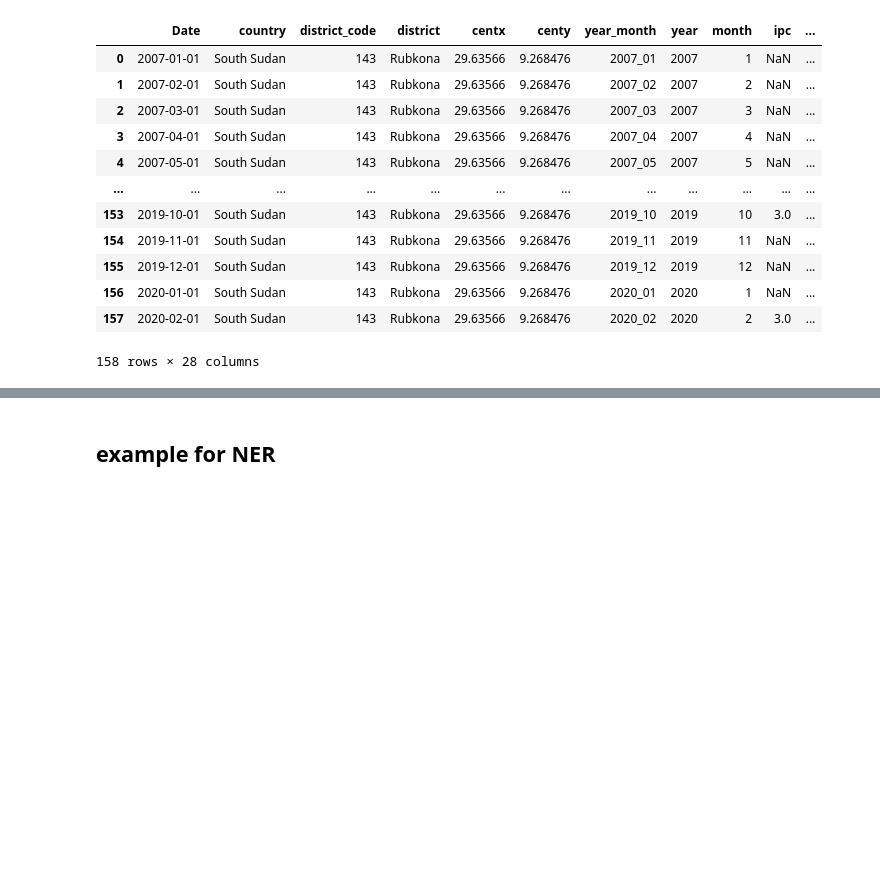
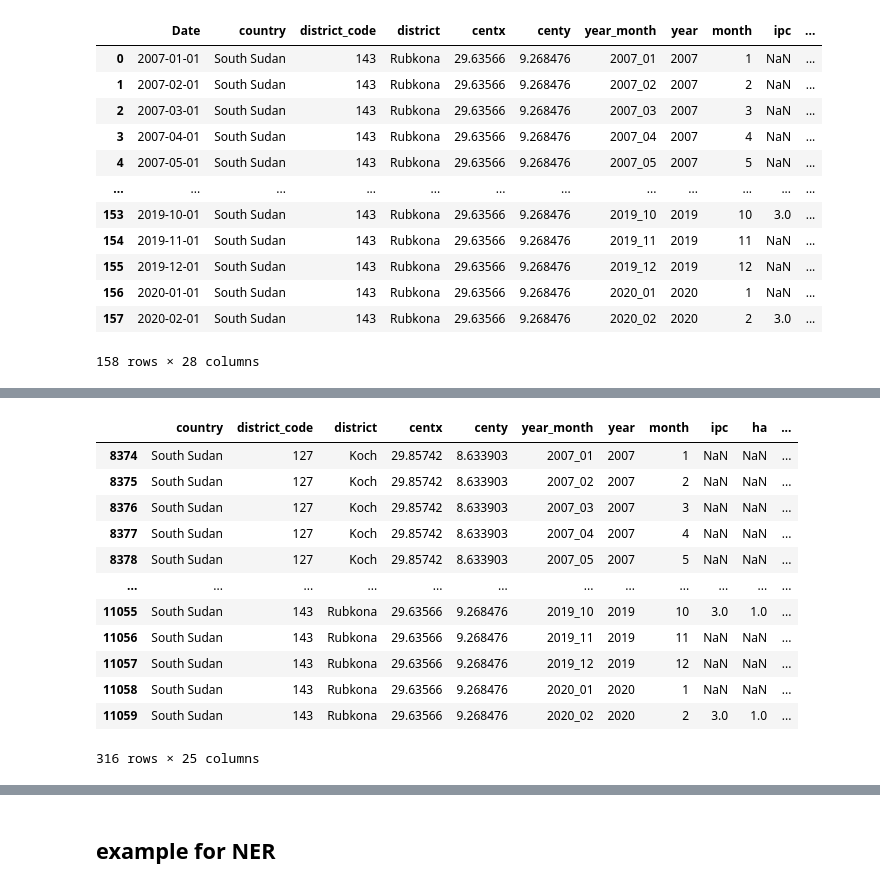
Before and after one commit to Joeryy/JBG060-DC3-23-24-group-2, a Jupyter notebook: named_entity_recognition.ipynb, the cells around one changed output, grey strips where cells are left out. Drawn from its saved outputs; the diff is of its cells as text; code cells hidden in the pictures; blank space fills up the shorter version.

Commit message:
cleaned file

```diff
--- a/named_entity_recognition.ipynb
+++ b/named_entity_recognition.ipynb
@@ -248,0 +294,22 @@ df_dates.to_csv('data/merged_df_for_causality.csv', index = False)
+# %%
+ipc_scores_df = pd.read_csv('data/food_crises_cleaned.csv', parse_dates=['date'])
+# ipc_scores_df.dropna(subset=['ipc'], inplace=True)
+
+ipc_scores_df = ipc_scores_df[(ipc_scores_df.district == 'Rubkona') | (ipc_scores_df.district == 'Koch')]
+
+min(ipc_scores_df['date'])
+ipc_scores_df
+# %% [output]
+|  | country | district_code | district | centx | centy | year_month | year | month | ipc | ha | ... |
+| 8374 | South Sudan | 127 | Koch | 29.85742 | 8.633903 | 2007_01 | 2007 | 1 | NaN | NaN | ... |
+| 8375 | South Sudan | 127 | Koch | 29.85742 | 8.633903 | 2007_02 | 2007 | 2 | NaN | NaN | ... |
+| 8376 | South Sudan | 127 | Koch | 29.85742 | 8.633903 | 2007_03 | 2007 | 3 | NaN | NaN | ... |
+| 8377 | South Sudan | 127 | Koch | 29.85742 | 8.633903 | 2007_04 | 2007 | 4 | NaN | NaN | ... |
+| 8378 | South Sudan | 127 | Koch | 29.85742 | 8.633903 | 2007_05 | 2007 | 5 | NaN | NaN | ... |
+| ... | ... | ... | ... | ... | ... | ... | ... | ... | ... | ... | ... |
+| 11055 | South Sudan | 143 | Rubkona | 29.63566 | 9.268476 | 2019_10 | 2019 | 10 | 3.0 | 1.0 | ... |
+| 11056 | South Sudan | 143 | Rubkona | 29.63566 | 9.268476 | 2019_11 | 2019 | 11 | NaN | NaN | ... |
+| 11057 | South Sudan | 143 | Rubkona | 29.63566 | 9.268476 | 2019_12 | 2019 | 12 | NaN | NaN | ... |
+| 11058 | South Sudan | 143 | Rubkona | 29.63566 | 9.268476 | 2020_01 | 2020 | 1 | NaN | NaN | ... |
+| 11059 | South Sudan | 143 | Rubkona | 29.63566 | 9.268476 | 2020_02 | 2020 | 2 | 3.0 | 1.0 | ... |
+316 rows × 25 columns
```
Also changed, not shown: parts of 19 cells of this notebook.
